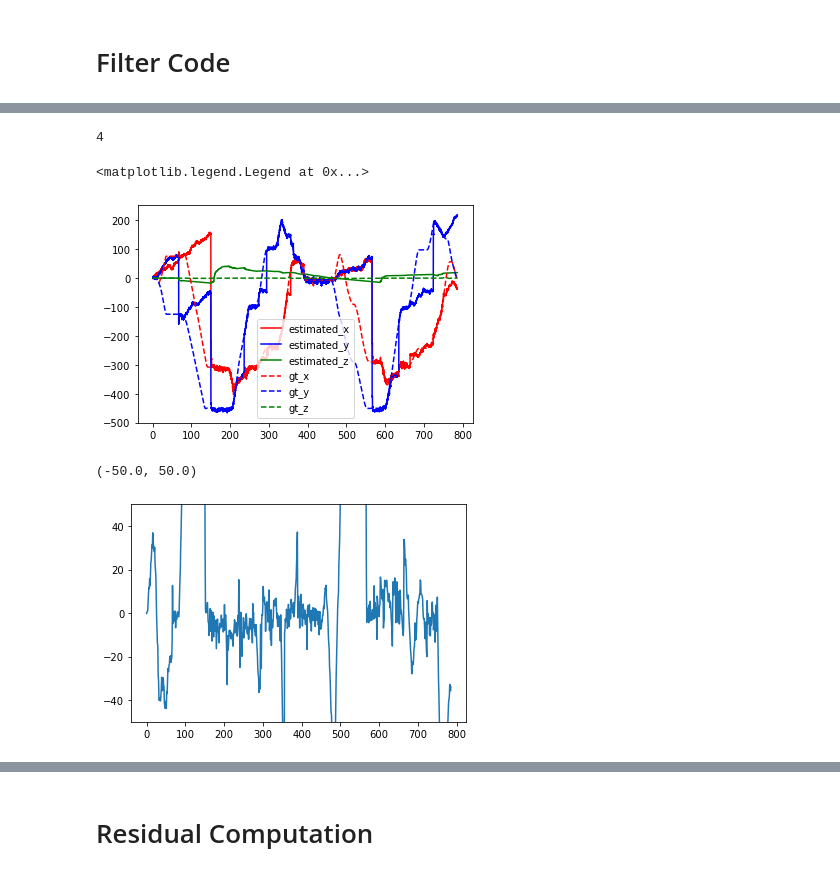
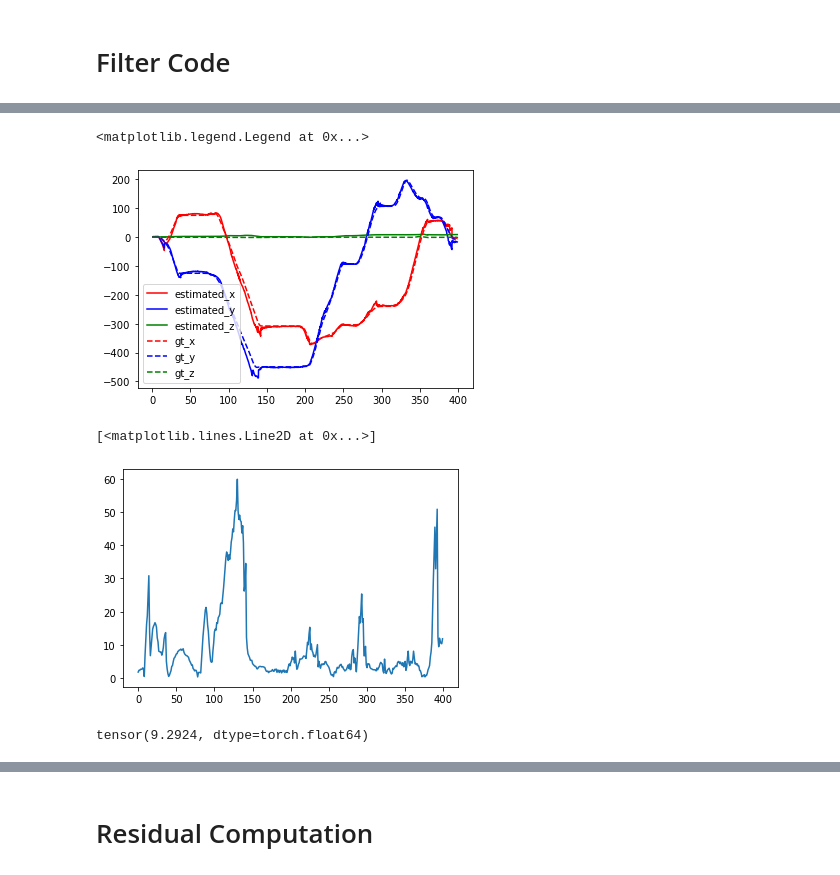
Before and after one commit to Stanford-NavLab/DDUncertaintyFilter, a Jupyter notebook: notebooks/05_31_22_DD_filter.ipynb, the cells around one changed output, grey strips where cells are left out. Saved outputs shown, nothing was run; the diff lists cells and outputs as text; code cells hidden in the pictures.

```diff
--- a/notebooks/05_31_22_DD_filter.ipynb
+++ b/notebooks/05_31_22_DD_filter.ipynb
@@ -154,0 +242,20 @@ prev_timestamp:  1621218775.5464783
+# %%
+def calc_gnss_observation(rover_code, base_code, rover_carr, base_carr, satpos, idx_code_mask, idx_carr_mask, ref=None):
+    # Check atleast 2 measurements in both code and carrier phase
+    if sum(idx_code_mask) < 2 or sum(idx_carr_mask) < 2:
+        return (None, None, None, None)
+
+    # First non-zero index is the reference
+    if ref is None:
+        ref = np.where(idx_code_mask & idx_carr_mask)[0][0]
+#         ref = np.where(idx_code_mask[:31] & idx_carr_mask[:31])[0][-1]
+
+    # Dont include reference in mask
+    idx_code_mask[ref] = False
+    idx_carr_mask[ref] = False
+
+    # Compute double difference
+    dd_code, dd_carr = compute_d_diff(rover_code, base_code, rover_carr, base_carr, idx_code_mask=idx_code_mask, idx_carr_mask=idx_carr_mask, ref_idx=ref)
+    gnss_observation = data_tensor([dd_code, dd_carr])
+
+    return gnss_observation, idx_code_mask, idx_carr_mask, ref
@@ -229,16 +520,22 @@ def run_timestep(t, context):
 # %%
 tmp_outs = []
+sync_gt = []
+
+prev_gt_idx = -1
 
 with torch.no_grad():
     for t in tqdm(range(T_start, T, IMU_rate_div)):
         estimated_state, corrected_state, context, _tmp_outs = run_timestep(t, context)
-
-        tmp_outs.append(_tmp_outs)
+        if imu_to_gt_idx(t) != prev_gt_idx:
+            prev_gt_idx = imu_to_gt_idx(t)
+            tmp_outs.append(_tmp_outs)
+            sync_gt.append(torch.tensor(gt_pos[prev_gt_idx, :]))
 
         if corrected_state is None:
             estimated_states[t, :] = estimated_state
         else:
             estimated_states[t, :] = corrected_state
+            print("GT idx: ", prev_gt_idx)
 #             # Update filter parameters
 #             with torch.enable_grad():
 
@@ -308,4 +595,0 @@ gnss
-# %%
-test_filter.measurement_model.kalman_filter_measurement_model.observation_dim
-# %% [output]
-4
@@ -315,37 +596,45 @@ test_filter.measurement_model(states=torch.rand(3, 4, 10),
 # %%
 tmax = t-1
 
 state_range = range(T_start, tmax, IMU_rate_div)
 num_elem = len(state_range)
 
-root_t_s = 1621218775
-lower_t_s = int(imu_data[T_start].loc['%time']/1e9)
-upper_t_s = int(imu_data[tmax].loc['%time']/1e9)
-gt_len = upper_t_s-lower_t_s
+lower_gt = imu_to_gt_idx(T_start)
+upper_gt = imu_to_gt_idx(tmax)
+
+gt_len = upper_gt-lower_gt
 
 states = estimated_states.detach()
 plt.plot(np.linspace(1, gt_len, num=num_elem), states[state_range, 0], "r", label="estimated_x")
 plt.plot(np.linspace(1, gt_len, num=num_elem), states[state_range, 1], "b", label="estimated_y")
 plt.plot(np.linspace(1, gt_len, num=num_elem), states[state_range, 2], "g", label="estimated_z")
 
-plt.plot(np.linspace(1, gt_len, num=gt_len), gt_pos[lower_t_s-root_t_s:upper_t_s-root_t_s, 0], "r--", label="gt_x")
-plt.plot(np.linspace(1, gt_len, num=gt_len), gt_pos[lower_t_s-root_t_s:upper_t_s-root_t_s, 1], "b--", label="gt_y")
-plt.plot(np.linspace(1, gt_len, num=gt_len), gt_pos[lower_t_s-root_t_s:upper_t_s-root_t_s, 2], "g--", label="gt_z")
+plt.plot(np.linspace(1, gt_len, num=gt_len), gt_pos[lower_gt:upper_gt, 0], "r--", label="gt_x")
+plt.plot(np.linspace(1, gt_len, num=gt_len), gt_pos[lower_gt:upper_gt, 1], "b--", label="gt_y")
+plt.plot(np.linspace(1, gt_len, num=gt_len), gt_pos[lower_gt:upper_gt, 2], "g--", label="gt_z")
 
 # plt.plot(gt_pos[lower_t_s-root_t_s:, 0], "r--", label="gt_x")
 # plt.plot(gt_pos[lower_t_s-root_t_s:, 1], "b--", label="gt_y")
 # plt.plot(gt_pos[lower_t_s-root_t_s:, 2], "g--", label="gt_z")
 
 plt.legend()
 # %% [output]
 <matplotlib.legend.Legend at 0x...>
-[figure, old version]
+[figure, new version]
 # %%
-plt.plot(states[:tmax:400, 0] - gt_pos[:-1, 0])
-plt.ylim(-50, 50)
+state_range = range(T_start, tmax, 400)
+gt_range = [imu_to_gt_idx(t) for t in state_range]
+
+tracking_error = torch.norm(states[state_range, :2] - gt_pos[gt_range, :2], dim=1)
+plt.plot(tracking_error)
+# plt.ylim((0, 2))
 # %% [output]
-(-50.0, 50.0)
+[<matplotlib.lines.Line2D at 0x...>]
-[figure, old version]
+[figure, new version]
+# %%
+torch.mean(tracking_error)
+# %% [output]
+tensor(9.2924, dtype=torch.float64)
 # %%
 test_filter.particle_log_weights
 # %% [output]
```
Also changed, not shown: parts of 68 cells of this notebook, 38 other files.
